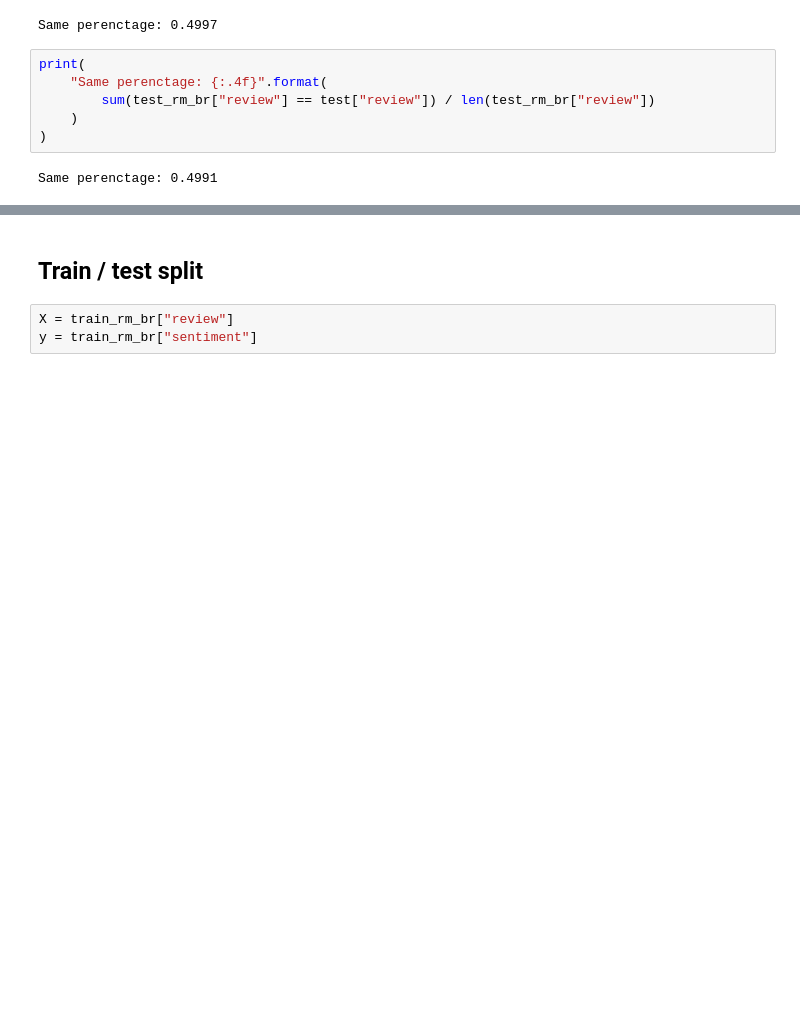
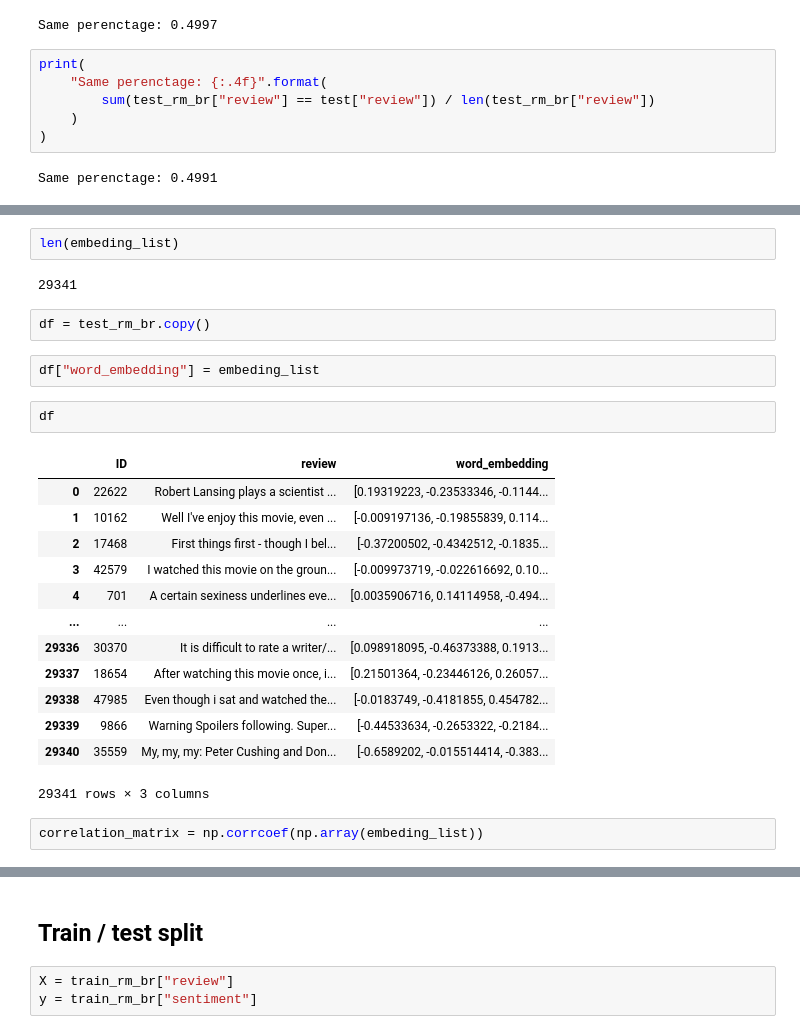
Before and after one commit to maglili/ai_cup-movie_comment, a Jupyter notebook: EDA.ipynb, the cells around one changed output, grey strips where cells are left out. Cells and saved outputs as stored; diff of their text form; blank space fills up the shorter version.

```diff
--- a/EDA.ipynb
+++ b/EDA.ipynb
@@ -162,0 +290,26 @@ Same perenctage: 0.4991
+# %%
+len(embeding_list)
+# %% [output]
+29341
+# %%
+df = test_rm_br.copy()
+# %%
+df["word_embedding"] = embeding_list
+# %%
+df
+# %% [output]
+|  | ID | review | word_embedding |
+| 0 | 22622 | Robert Lansing plays a scientist ... | [0.19319223, -0.23533346, -0.1144... |
+| 1 | 10162 | Well I've enjoy this movie, even ... | [-0.009197136, -0.19855839, 0.114... |
+| 2 | 17468 | First things first - though I bel... | [-0.37200502, -0.4342512, -0.1835... |
+| 3 | 42579 | I watched this movie on the groun... | [-0.009973719, -0.022616692, 0.10... |
+| 4 | 701 | A certain sexiness underlines eve... | [0.0035906716, 0.14114958, -0.494... |
+| ... | ... | ... | ... |
+| 29336 | 30370 | It is difficult to rate a writer/... | [0.098918095, -0.46373388, 0.1913... |
+| 29337 | 18654 | After watching this movie once, i... | [0.21501364, -0.23446126, 0.26057... |
+| 29338 | 47985 | Even though i sat and watched the... | [-0.0183749, -0.4181855, 0.454782... |
+| 29339 | 9866 | Warning Spoilers following. Super... | [-0.44533634, -0.2653322, -0.2184... |
+| 29340 | 35559 | My, my, my: Peter Cushing and Don... | [-0.6589202, -0.015514414, -0.383... |
+29341 rows × 3 columns
+# %%
+correlation_matrix = np.corrcoef(np.array(embeding_list))
```
Also changed, not shown: parts of 20 cells of this notebook, 9 other files.
